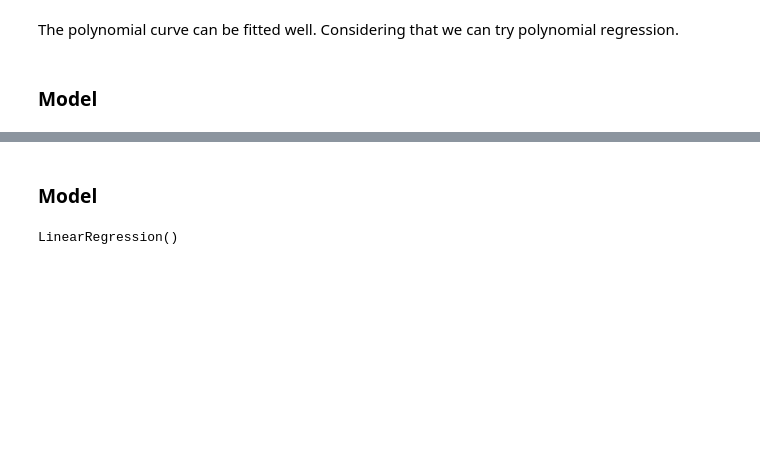
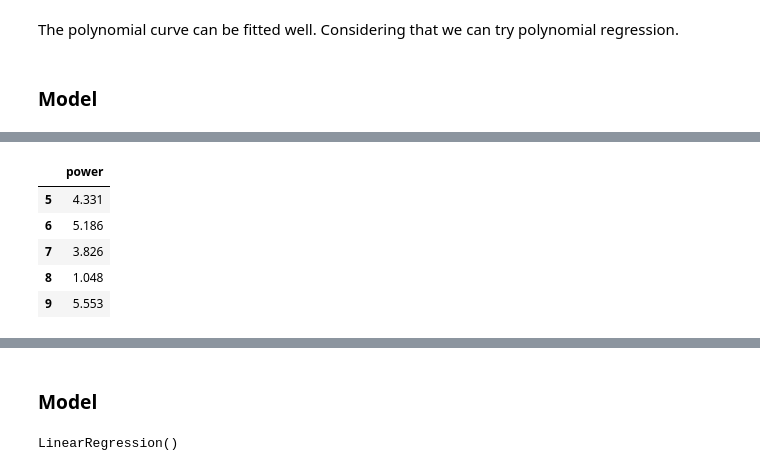
Before and after one commit to KatarzynaConnell/MachineLearn_Project2020, a Jupyter notebook: MachineLearn_Project2020.ipynb, the cells around one changed output, grey strips where cells are left out. Saved outputs shown, nothing was run; the diff lists cells and outputs as text; code cells hidden in the pictures; blank space fills up the shorter version.

```diff
--- a/MachineLearn_Project2020.ipynb
+++ b/MachineLearn_Project2020.ipynb
@@ -224 +239,11 @@ The polynomial curve can be fitted well. Considering that we can try polynomial
+# %%
+power_newdf = newdf.drop('speed',axis='columns')
+power_newdf.head(5)
+# %% [output]
+|  | power |
+| 5 | 4.331 |
+| 6 | 5.186 |
+| 7 | 3.826 |
+| 8 | 1.048 |
+| 9 | 5.553 |
 # %%
```
Also changed, not shown: parts of 12 cells of this notebook.
